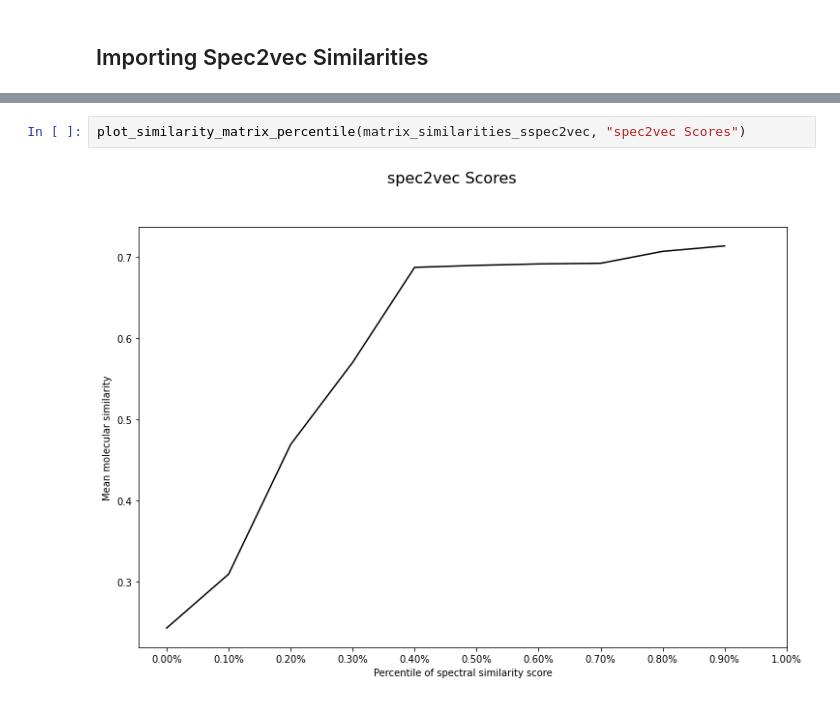
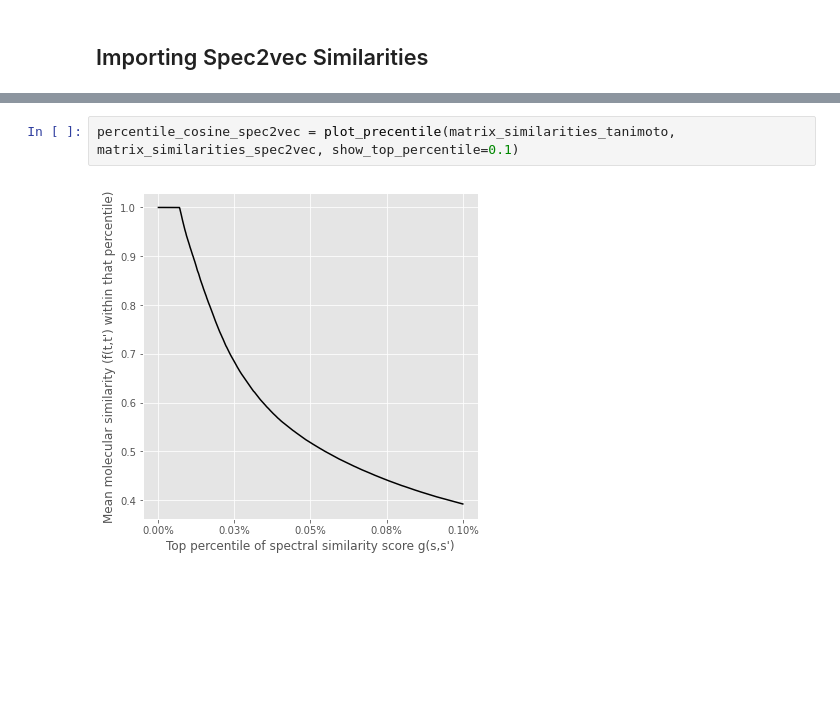
Before and after one commit to efrain2010/spec2vec_gcms_data_analysis, a Jupyter notebook: notebooks/Compare the different scores.ipynb, the cells around one changed output, grey strips where cells are left out. Cells and saved outputs as stored; diff of their text form; blank space fills up the shorter version.

```diff
--- a/notebooks/Compare the different scores.ipynb
+++ b/notebooks/Compare the different scores.ipynb
@@ -91,4 +62,4 @@ matrix_similarities_sspec2vec = np.load(filename)
-# %%
-plot_similarity_matrix_percentile(matrix_similarities_sspec2vec, "spec2vec Scores")
-# %% [output]
-[figure, removed]
+# %%
+percentile_cosine_spec2vec = plot_precentile(matrix_similarities_tanimoto, matrix_similarities_spec2vec, show_top_percentile=0.1)
+# %% [output]
+[figure, added]
```
Also changed, not shown: parts of 12 cells of this notebook, 2 other files.
